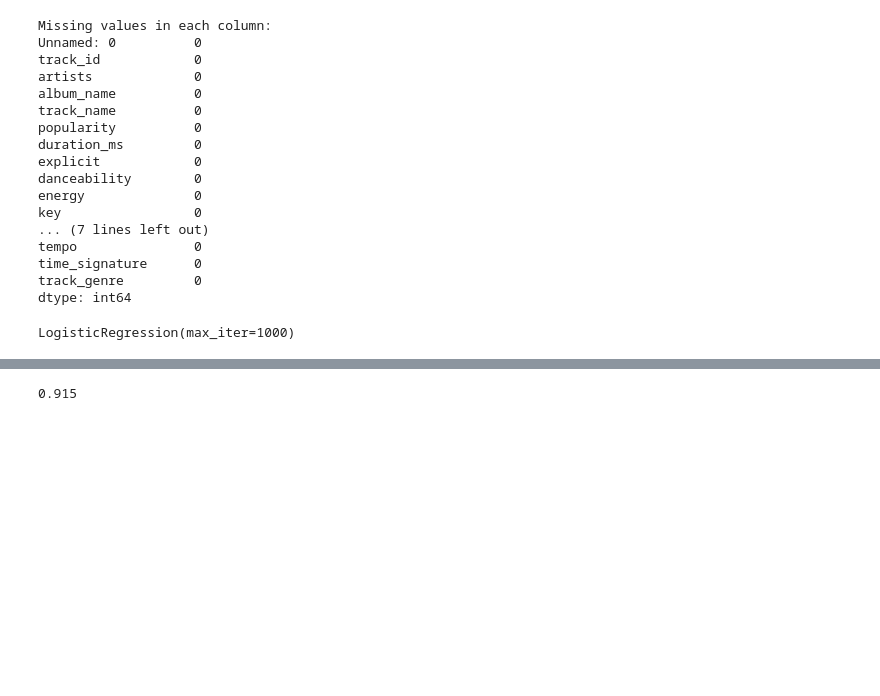
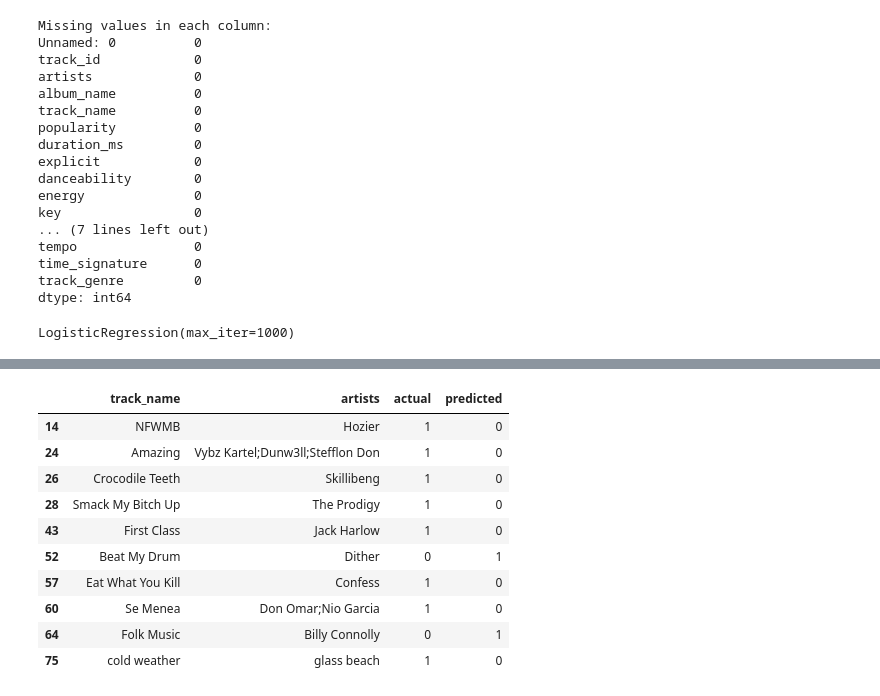
Before and after one commit to lexinlevan1/SpotifyWorkoutML, a Jupyter notebook: analysis.ipynb, the cells around one changed output, grey strips where cells are left out. Cells and saved outputs as stored; diff of their text form; code cells hidden in the pictures; blank space fills up the shorter version.

```diff
--- a/analysis.ipynb
+++ b/analysis.ipynb
@@ -142,7 +142,28 @@ Wrong Predictions:
-# %%
-accuracy_score(y_test, y_pred)
-# %% [output]
-0.915
+# %%
+results = pd.DataFrame({
+    'actual' : y_test,
+    'predicted' : y_pred,
+})
+
+results = results.reset_index()
+
+merged = pd.merge(results, df[['track_name', 'artists']], left_on='index', right_index=True)
+
+wrong = merged[merged['actual'] != merged['predicted']]
+
+wrong[['track_name', 'artists', 'actual', 'predicted']].head(10)
+# %% [output]
+|  | track_name | artists | actual | predicted |
+| 14 | NFWMB | Hozier | 1 | 0 |
+| 24 | Amazing | Vybz Kartel;Dunw3ll;Stefflon Don | 1 | 0 |
+| 26 | Crocodile Teeth | Skillibeng | 1 | 0 |
+| 28 | Smack My Bitch Up | The Prodigy | 1 | 0 |
+| 43 | First Class | Jack Harlow | 1 | 0 |
+| 52 | Beat My Drum | Dither | 0 | 1 |
+| 57 | Eat What You Kill | Confess | 1 | 0 |
+| 60 | Se Menea | Don Omar;Nio Garcia | 1 | 0 |
+| 64 | Folk Music | Billy Connolly | 0 | 1 |
+| 75 | cold weather | glass beach | 1 | 0 |
 # %%
 wrong.sort_values(by='predicted', ascending=False)
 # %% [output]
```
Also changed, not shown: parts of 6 cells of this notebook.
